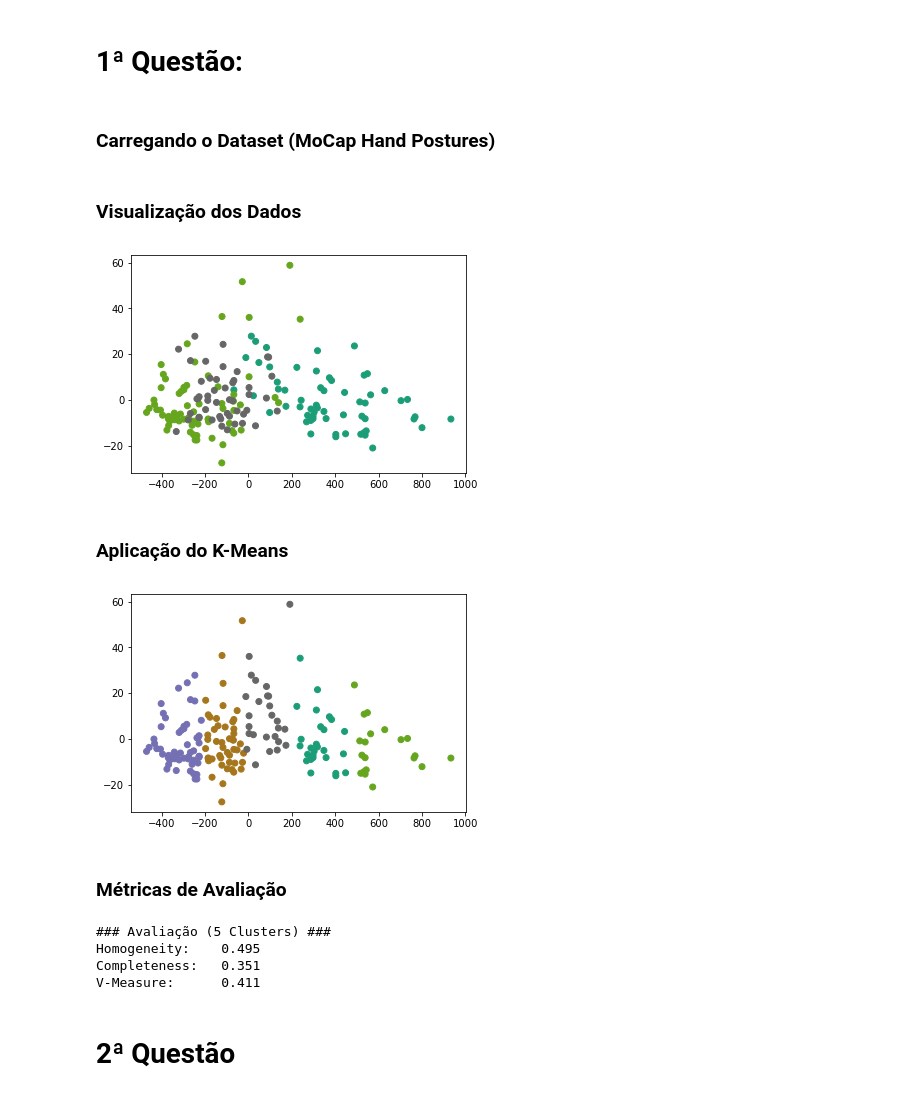
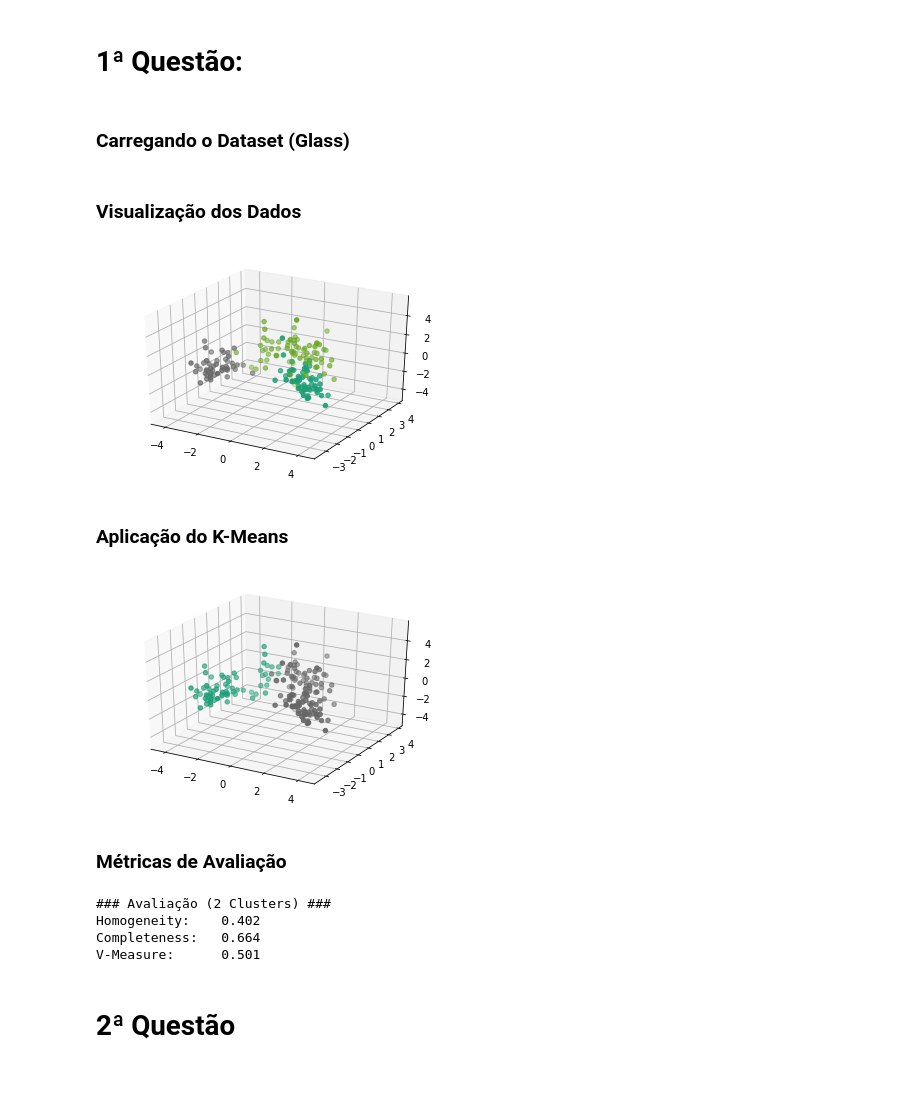
Before and after one commit to InsightLab/data-science-cookbook, a Jupyter notebook: 2017/09-clustering/cl_otacilio_bezerra.ipynb, the cells around one changed output. Saved outputs shown, nothing was run; the diff lists cells and outputs as text; code cells hidden in the pictures.

Commit message:
Updating the Clustering assignment

```diff
--- a/2017/09-clustering/cl_otacilio_bezerra.ipynb
+++ b/2017/09-clustering/cl_otacilio_bezerra.ipynb
@@ -27,40 +27,46 @@ import matplotlib.pyplot as plt
 # %% [markdown]
 # 1ª Questão:
 # %% [markdown]
-### Carregando o Dataset (MoCap Hand Postures)
+### Carregando o Dataset (Glass)
 # %%
-# Carregando o Wine Dataset (http://archive.ics.uci.edu/ml/datasets/Wine)
-data = pd.read_csv("wine.data", header=None)
+# Carregando o Wine Dataset (https://archive.ics.uci.edu/ml/datasets/Wine)
+data = pd.read_csv("wine.data")
 X = data.iloc[:,1:].values
 y = data.iloc[:,0].values
+
+# Pre-processing the data (for PCA)
+X = (X - X.mean(axis=0)) / X.std(axis=0)
 # %% [markdown]
 ### Visualização dos Dados
 # %%
-# Plotando uma visualização 2-Dimensional dos Dados
-# Podemos observar que os dados (em 2-Dimensões) são extremamente superpostos
-pcaData = PCA(n_components=2).fit_transform(X)
+# Plotando uma visualização 3-Dimensional dos Dados
+# Podemos observar que os dados (em 3-Dimensões) são extremamente superpostos
+pcaData = PCA(n_components=3).fit_transform(X)
 
-plt.scatter(pcaData[:,0], pcaData[:,1], c=y, cmap=plt.cm.Dark2)
+fig = plt.figure()
+ax = fig.add_subplot(111, projection='3d')
+ax.scatter(pcaData[:,0], pcaData[:,1], pcaData[:,2], c=y, cmap=plt.cm.Dark2)
 plt.show()
 # %% [output]
-[figure, old version]
+[figure, new version]
 # %% [markdown]
 ### Aplicação do K-Means
 # %%
 # Criamos o objeto da classe KMeans
-# Veremos o quão bom o K-Means conseguiria separar as 3 classes
-kmeans = KMeans(n_clusters=5, random_state=0)
+kmeans = KMeans(n_clusters=2, random_state=0)
 
 # Realizamos a Clusterização
 kmeans.fit(X)
+clts = kmeans.predict(X)
 
-# Plotando uma visualização 2-Dimensional dos Dados, agora com os clusteres designados pelo K-Means
+# Plotando uma visualização 3-Dimensional dos Dados, agora com os clusteres designados pelo K-Means
 # Compare a visualização com o gráfico da celula de cima
-clts = kmeans.predict(X)
-plt.scatter(pcaData[:,0], pcaData[:,1], c=clts, cmap=plt.cm.Dark2)
+fig = plt.figure()
+ax = fig.add_subplot(111, projection='3d')
+ax.scatter(pcaData[:,0], pcaData[:,1], pcaData[:,2], c=clts, cmap=plt.cm.Dark2)
 plt.show()
 # %% [output]
-[figure, old version]
+[figure, new version]
 # %% [markdown]
 ### Métricas de Avaliação
 # %%
@@ -77,10 +83,10 @@ print("Homogeneity: \t{0:.3}".format(homoScore))
 print("Completeness: \t{0:.3}".format(complScore))
 print("V-Measure: \t{0:.3}".format(vMeasureScore))
 # %% [output]
-### Avaliação (5 Clusters) ###
-Homogeneity:    0.495
-Completeness:   0.351
-V-Measure:      0.411
+### Avaliação (2 Clusters) ###
+Homogeneity:    0.402
+Completeness:   0.664
+V-Measure:      0.501
 # %% [markdown]
 # 2ª Questão
 # %% [markdown]
```
Also changed, not shown: parts of 3 cells of this notebook.
